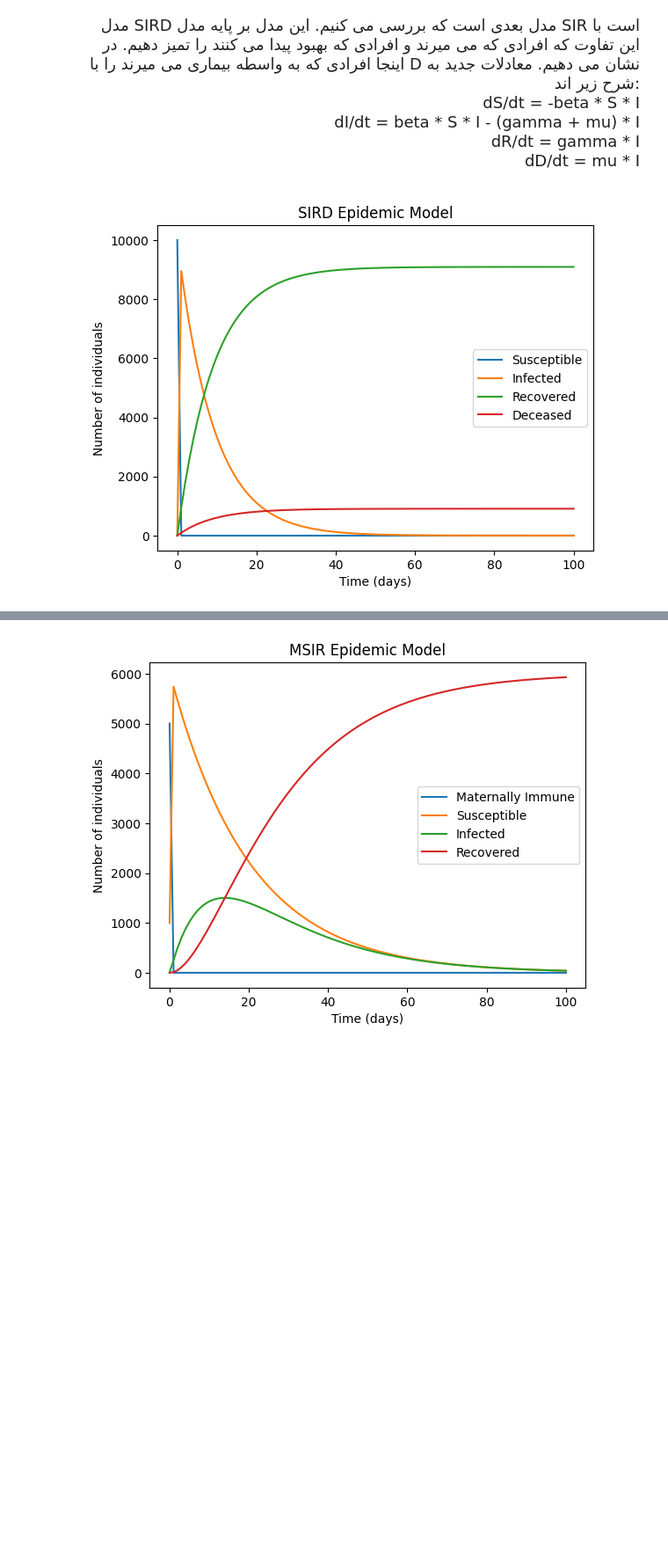
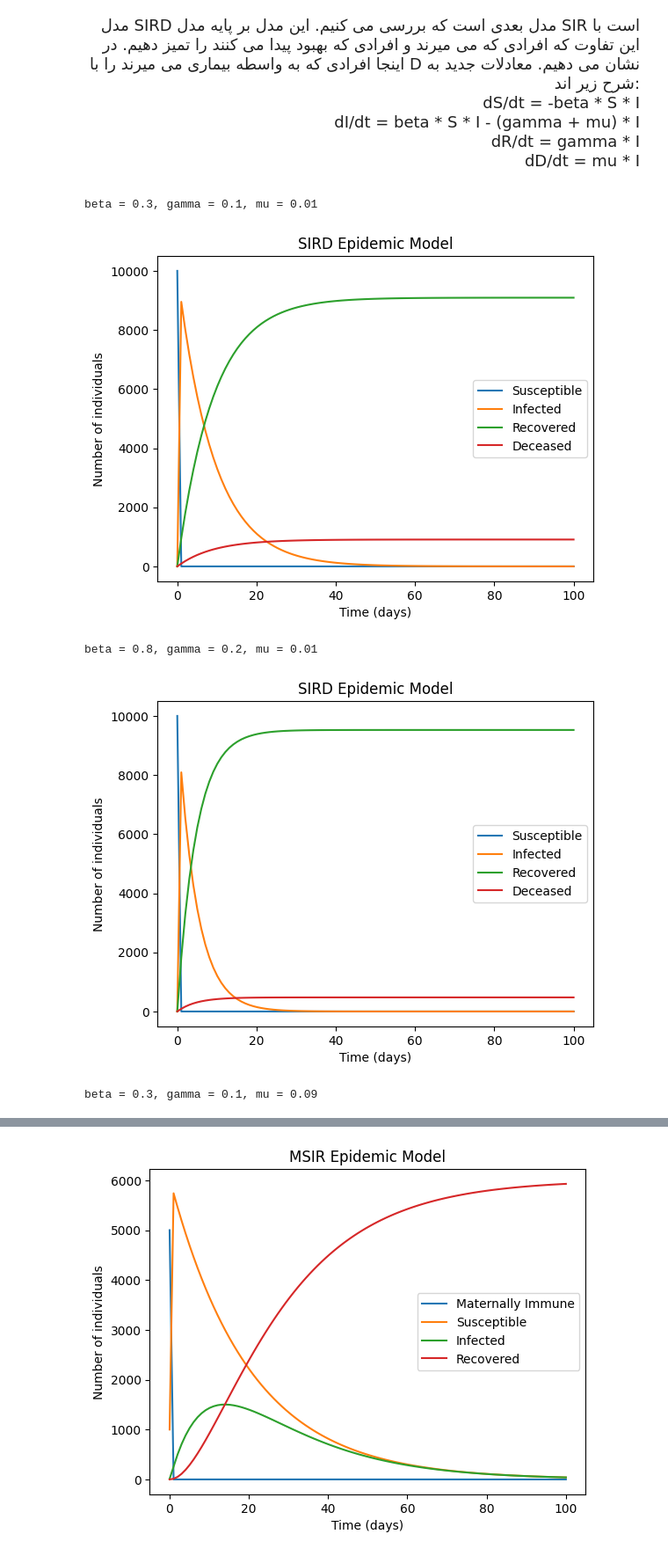
Before and after one commit to imghady/Models-of-percolation-and-epidemic-spreading, a Jupyter notebook: csp.ipynb, the cells around one changed output, grey strips where cells are left out. Shown: that part at 88% size. Cells and saved outputs as stored; diff of their text form; code cells hidden in the pictures; blank space fills up the shorter version.

```diff
--- a/csp.ipynb
+++ b/csp.ipynb
@@ -192,39 +231,76 @@ def sird_model(y, t, beta, gamma, mu):
     dIdt = beta * S * I - (gamma + mu) * I
     dRdt = gamma * I
     dDdt = mu * I
 
     return [dSdt, dIdt, dRdt, dDdt]
 
 # Initial conditions
 S0 = 9999    # number of susceptible individuals
 I0 = 1       # number of infected individuals
 R0 = 0       # number of recovered individuals
 D0 = 0       # number of deceased individuals
 
 # Total population
 N = S0 + I0 + R0 + D0
 
 # Contact rate, recovery rate, and mortality rate
-beta = 0.3   # contact rate
-gamma = 0.1  # recovery rate
-mu = 0.01    # mortality rate
+beta1 = 0.3   # contact rate
+beta2 = 0.8   # contact rate
+beta3 = 0.3   # contact rate
+gamma1 = 0.1  # recovery rate
+gamma2 = 0.2  # recovery rate
+gamma3 = 0.1  # recovery rate
+mu1 = 0.01    # mortality rate
+mu2 = 0.01    # mortality rate
+mu3 = 0.09    # mortality rate
 
 # Time vector
 t = np.linspace(0, 100, 100)   # simulate for 100 days
 
 # Solve the SIRD model
-solution = odeint(sird_model, [S0, I0, R0, D0], t, args=(beta, gamma, mu))
-S, I, R, D = solution.T
+solution1 = odeint(sird_model, [S0, I0, R0, D0], t, args=(beta1, gamma1, mu1))
+solution2 = odeint(sird_model, [S0, I0, R0, D0], t, args=(beta2, gamma2, mu2))
+solution3 = odeint(sird_model, [S0, I0, R0, D0], t, args=(beta3, gamma3, mu3))
+S1, I1, R1, D1 = solution1.T
+S2, I2, R2, D2 = solution2.T
+S3, I3, R3, D3 = solution3.T
 
 # Plotting the results
-plt.plot(t, S, label='Susceptible')
-plt.plot(t, I, label='Infected')
-plt.plot(t, R, label='Recovered')
-plt.plot(t, D, label='Deceased')
+print("beta = 0.3, gamma = 0.1, mu = 0.01 ")
+plt.plot(t, S1, label='Susceptible')
+plt.plot(t, I1, label='Infected')
+plt.plot(t, R1, label='Recovered')
+plt.plot(t, D1, label='Deceased')
 plt.xlabel('Time (days)')
 plt.ylabel('Number of individuals')
 plt.title('SIRD Epidemic Model')
 plt.legend()
 plt.show()
+
+print("beta = 0.8, gamma = 0.2, mu = 0.01 ")
+plt.plot(t, S2, label='Susceptible')
+plt.plot(t, I2, label='Infected')
+plt.plot(t, R2, label='Recovered')
+plt.plot(t, D2, label='Deceased')
+plt.xlabel('Time (days)')
+plt.ylabel('Number of individuals')
+plt.title('SIRD Epidemic Model')
+plt.legend()
+plt.show()
+
+print("beta = 0.3, gamma = 0.1, mu = 0.09 ")
+plt.plot(t, S3, label='Susceptible')
+plt.plot(t, I3, label='Infected')
+plt.plot(t, R3, label='Recovered')
+plt.plot(t, D3, label='Deceased')
+plt.xlabel('Time (days)')
+plt.ylabel('Number of individuals')
+plt.title('SIRD Epidemic Model')
+plt.legend()
+plt.show()
 # %% [output]
+beta = 0.3, gamma = 0.1, mu = 0.01
 [figure]
+beta = 0.8, gamma = 0.2, mu = 0.01
+[figure, added]
+beta = 0.3, gamma = 0.1, mu = 0.09
```
Also changed, not shown: parts of 2 cells of this notebook.
